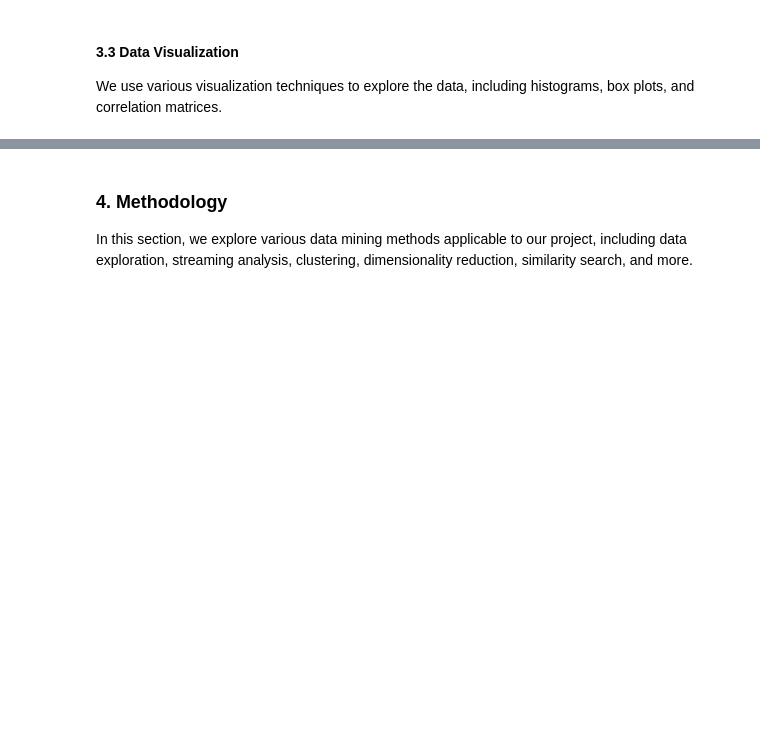
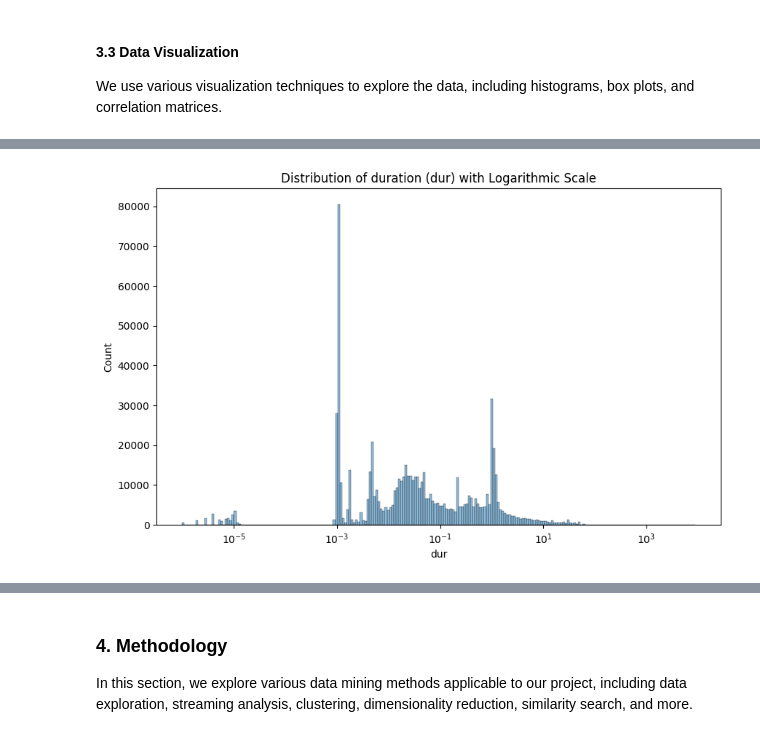
Before and after one commit to lscarval/CSCI-S-108-Data-Mining, a Jupyter notebook: final_project/CSCI_S_108_Final_Project_Notebook_Luciano_Carvalho.ipynb, the cells around one changed output, grey strips where cells are left out. Drawn from its saved outputs; the diff is of its cells as text; code cells hidden in the pictures; blank space fills up the shorter version.

```diff
--- a/final_project/CSCI_S_108_Final_Project_Notebook_Luciano_Carvalho.ipynb
+++ b/final_project/CSCI_S_108_Final_Project_Notebook_Luciano_Carvalho.ipynb
@@ -149,6 +242,8 @@ We use various visualization techniques to explore the data, including histogram
 # %%
-
-# Histograms and box plots for key features
-sns.histplot(df['dur'], kde=True, log_scale=(True, False))
-plt.title('Distribution of Duration (dur) with Logarithmic Scale')
+# Visualize the distribution of 'dur' using logarithmic scale
+plt.figure(figsize=(10, 6))
+sns.histplot(df['dur'], kde=True, log_scale=(True, False))  # Log scale on x-axis
+plt.title('Distribution of duration (dur) with Logarithmic Scale')
 plt.show()
+# %% [output]
+[figure, added]
```
Also changed, not shown: parts of 13 cells of this notebook.
